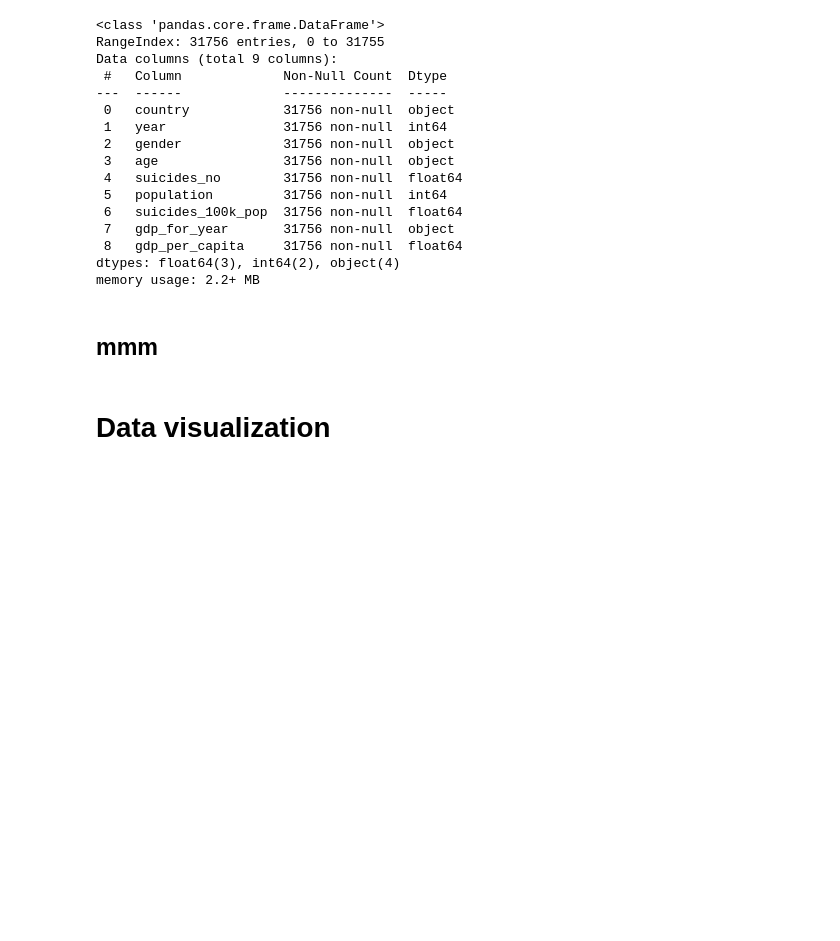
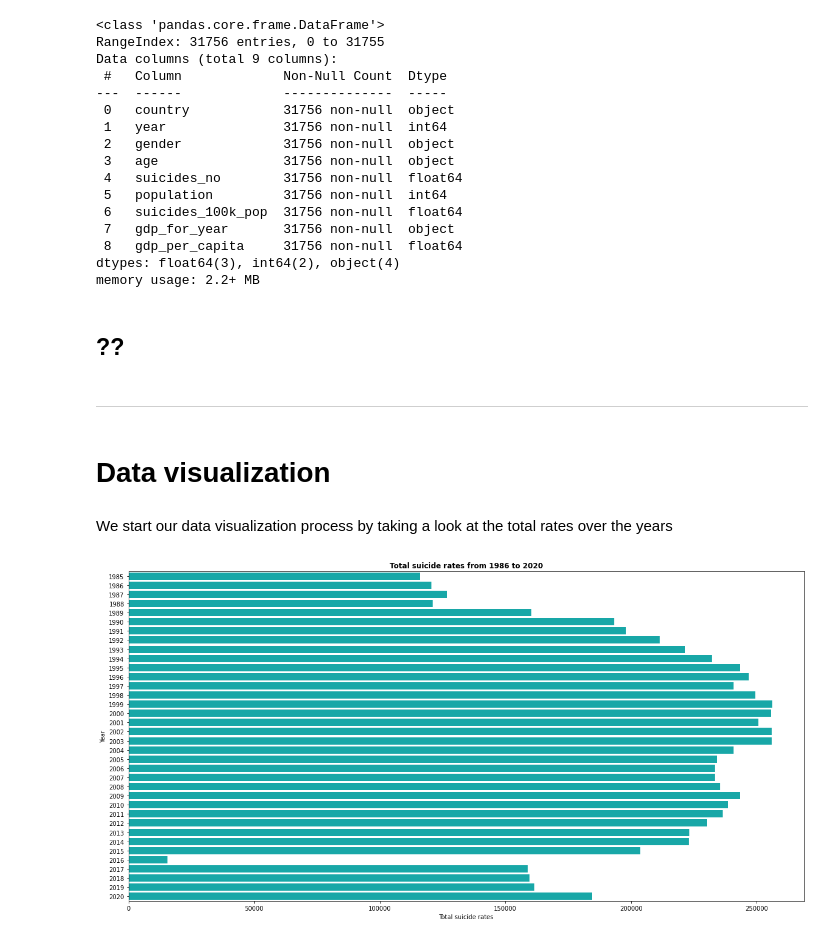
Before and after one commit to marcocolognesi/programming_class_final_project, a Jupyter notebook: final_project.ipynb, the cells around one changed output. Drawn from its saved outputs; the diff is of its cells as text; code cells hidden in the pictures; blank space fills up the shorter version.

Commit message:
Started data visualization

```diff
--- a/final_project.ipynb
+++ b/final_project.ipynb
@@ -1020,6 +1021,23 @@ memory usage: 2.2+ MB
 # %%
 suicide_df = prova_df
 # %% [markdown]
-## mmm
+## ??
+# %% [markdown]
+---
 # %% [markdown]
 # **Data visualization**
+# %% [markdown]
+We start our data visualization process by taking a look at the total rates over the years
+# %%
+year_groupby_suicidesum =suicide_df.groupby('year').suicides_no.sum()
+
+
+f, ax = plt.subplots(figsize=(20, 10))
+sns.barplot(x=year_groupby_suicidesum.values , y= year_groupby_suicidesum.index, color = 'c', orient='h')
+ax.set_title('Total suicide rates from 1986 to 2020', weight='bold')
+#ax.ticklabel_format(axis = 'x', style = 'plain')
+ax.set_ylabel('Year')
+ax.set_xlabel('Total suicide rates')
+plt.show()
+# %% [output]
+[figure, added]
```
Also changed, not shown: parts of 5 cells of this notebook.
